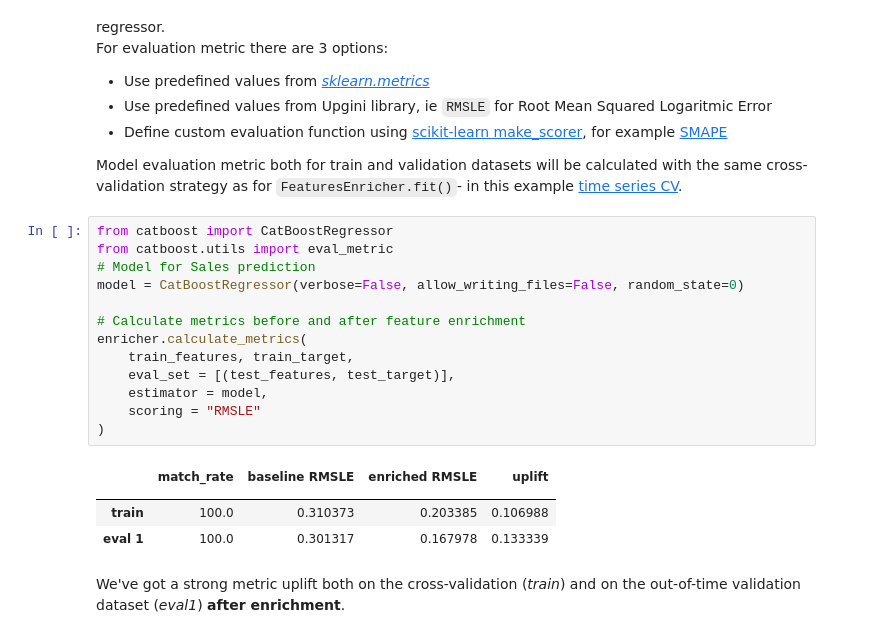
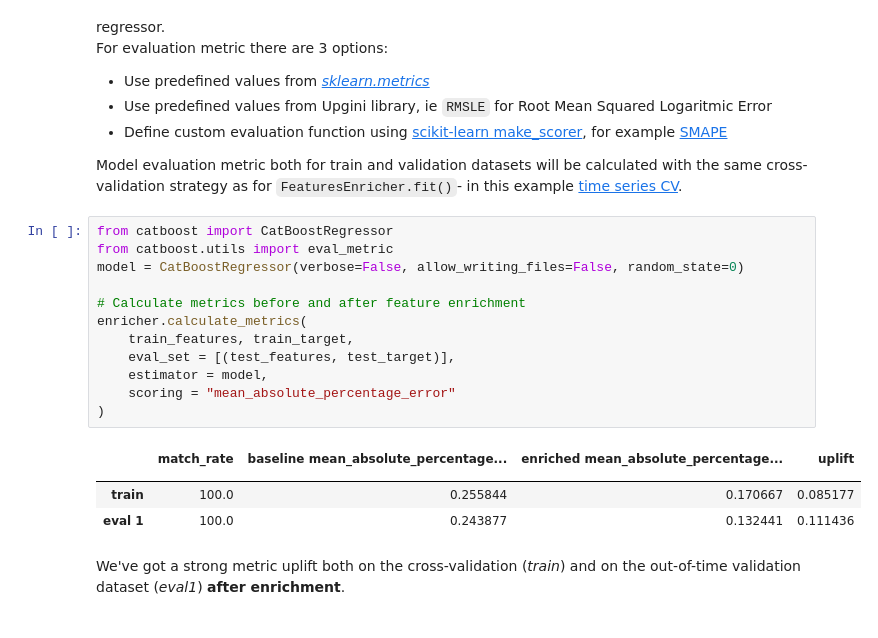
Before and after one commit to upgini/upgini, a Jupyter notebook: notebooks/kaggle_example.ipynb, the cells around one changed output. Saved outputs shown, nothing was run; the diff lists cells and outputs as text.

```diff
--- a/notebooks/kaggle_example.ipynb
+++ b/notebooks/kaggle_example.ipynb
@@ -113,21 +114,20 @@ Model evaluation metric both for train and validation datasets will be calculate
 # %%
 from catboost import CatBoostRegressor
 from catboost.utils import eval_metric
-# Model for Sales prediction
 model = CatBoostRegressor(verbose=False, allow_writing_files=False, random_state=0)
 
 # Calculate metrics before and after feature enrichment
 enricher.calculate_metrics(
     train_features, train_target,
     eval_set = [(test_features, test_target)],
     estimator = model,
-    scoring = "RMSLE"
+    scoring = "mean_absolute_percentage_error"
 )
 # %% [output]
-|  | match_rate | baseline RMSLE | enriched RMSLE | uplift |
+|  | match_rate | baseline mean_absolute_percentage... | enriched mean_absolute_percentage... | uplift |
 |  |  |  |  |  |
-| train | 100.0 | 0.310373 | 0.203385 | 0.106988 |
-| eval 1 | 100.0 | 0.301317 | 0.167978 | 0.133339 |
+| train | 100.0 | 0.255844 | 0.170667 | 0.085177 |
+| eval 1 | 100.0 | 0.243877 | 0.132441 | 0.111436 |
 # %% [markdown]
 We've got a strong metric uplift both on the cross-validation (*train*) and on the out-of-time validation dataset (*eval1*) **after enrichment**.
 # %% [markdown]
```
Also changed, not shown: parts of 4 cells of this notebook.
